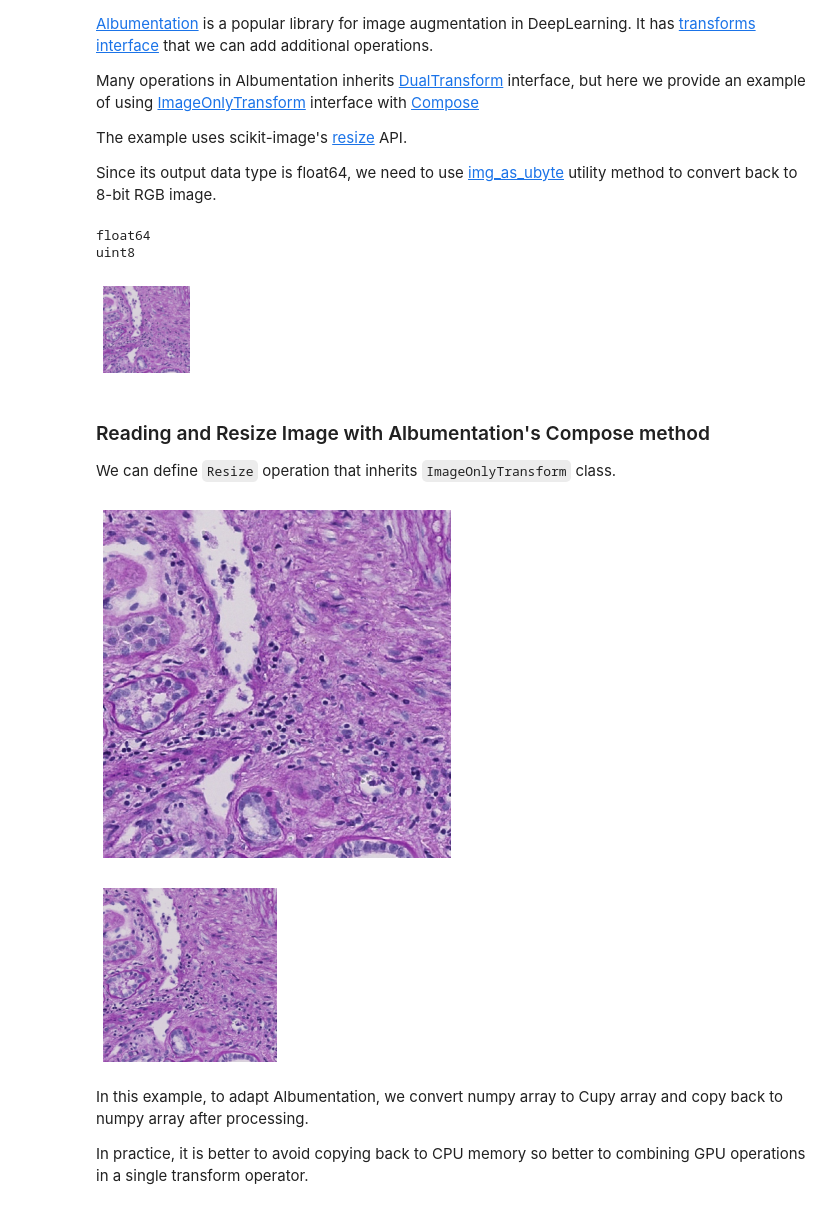
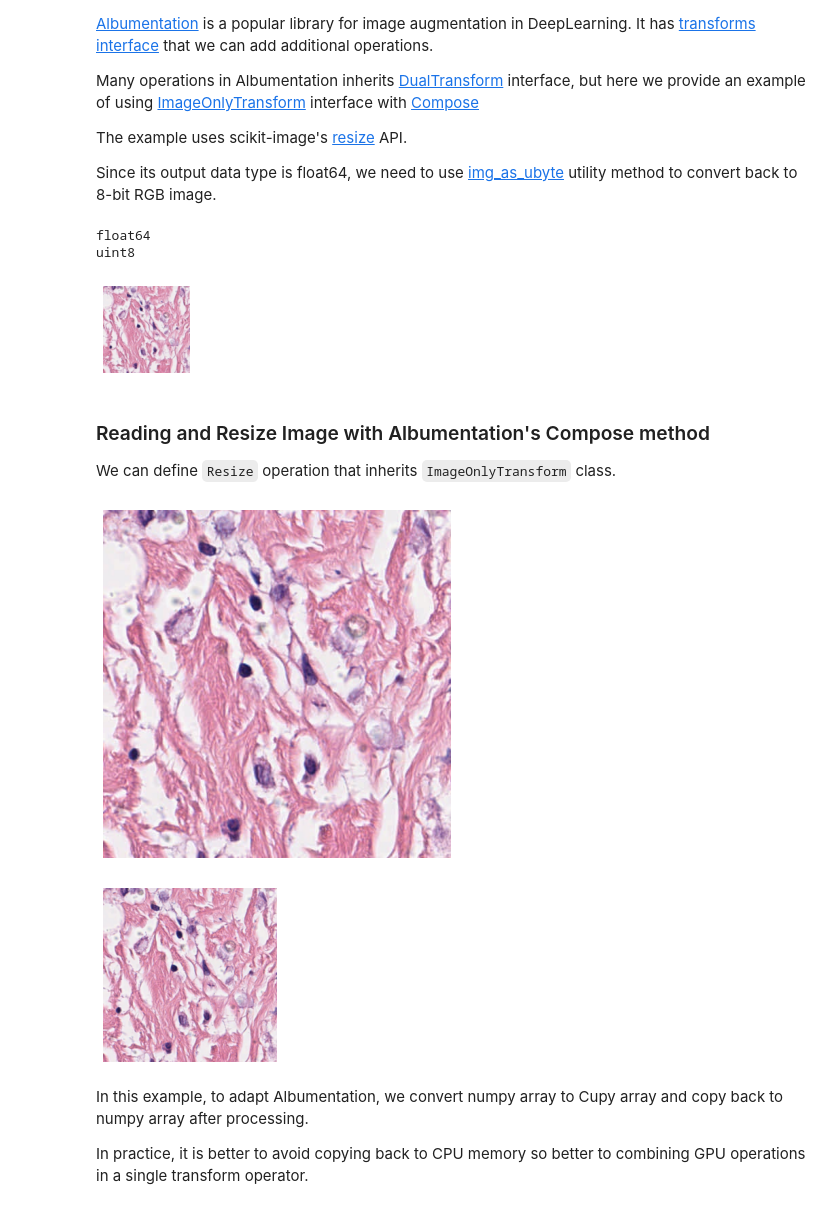
Before and after one commit to rapidsai/cucim, a Jupyter notebook: notebooks/Working_with_Albumentation.ipynb, the cells around one changed output. Cells and saved outputs as stored; diff of their text form; code cells hidden in the pictures.

```diff
--- a/notebooks/Working_with_Albumentation.ipynb
+++ b/notebooks/Working_with_Albumentation.ipynb
@@ -7,3 +24,5 @@ INPUT_PATH = '0486052bb.tiff'
+# %%
+INPUT_PATH = 'input/image2.tif'
 # %%
 from cucim import CuImage
 
@@ -38,6 +62,6 @@ CuImage object can be converted into Cupy array.
 import cupy as cp
 
 img = CuImage(INPUT_PATH)
-region = np.asarray(img.read_region((10000, 10000), (512, 512)))
+region = np.asarray(img.read_region((50000, 40000), (512, 512)))
 visualize(cp.asarray(region).get())
 # %% [output]
@@ -103,7 +126,6 @@ try:
 except ImportError:
     raise ImportError("This example requires albumentations.")
 # %%
-# import matplotlib.pyplot as plt
 from cucim.skimage.transform import resize
 from cucim.skimage.util import img_as_ubyte
 import cupy as cp
@@ -121,7 +143,7 @@ visualize(resized_image.get())
 # %% [output]
 float64
 uint8
-[figure, old version]
+[figure, new version]
 # %% [markdown]
 ### Reading and Resize Image with Albumentation's Compose method
 
@@ -151,36 +173,36 @@ class Resize(ImageOnlyTransform):
     def __init__(self, height, width, order=None, mode='reflect', cval=0, clip=True, preserve_range=False, anti_aliasing=None,
                  anti_aliasing_sigma=None, **params):
         super().__init__(self)
         self.height = height
         self.width = width
 #         self.order = order
 #         self.mode = mode
 #         self.cval = cval
 #         self.clip = clip
 #         self.preserve_range = preserve_range
 #         self.anti_aliasing = anti_aliasing
 
     def apply(self, img, **params):
         # Note: output_shape argument is (height, width)
         resized_image = img_as_ubyte(resize(cp.asarray(region), (256, 256))).get()
         return resized_image
 
 img = CuImage(INPUT_PATH)
-image = np.asarray(img.read_region((10000, 10000), (512, 512)))
+image = np.asarray(img.read_region((50000, 40000), (512, 512)))
 
 visualize(image)
 
 transform = Compose([
     # Note: input argument is (height, width), not (width, height)
     Resize(256, 256),
 ])
 
 augmented_image = transform(image=image)['image']
 
 visualize(augmented_image)
 # %% [output]
-[figure, old version]
+[figure, new version]
-[figure, old version]
+[figure, new version]
 # %% [markdown]
 In this example, to adapt Albumentation, we convert numpy array to Cupy array and copy back to numpy array after processing.
 
```
Also changed, not shown: parts of 8 cells of this notebook, 11 other files.
